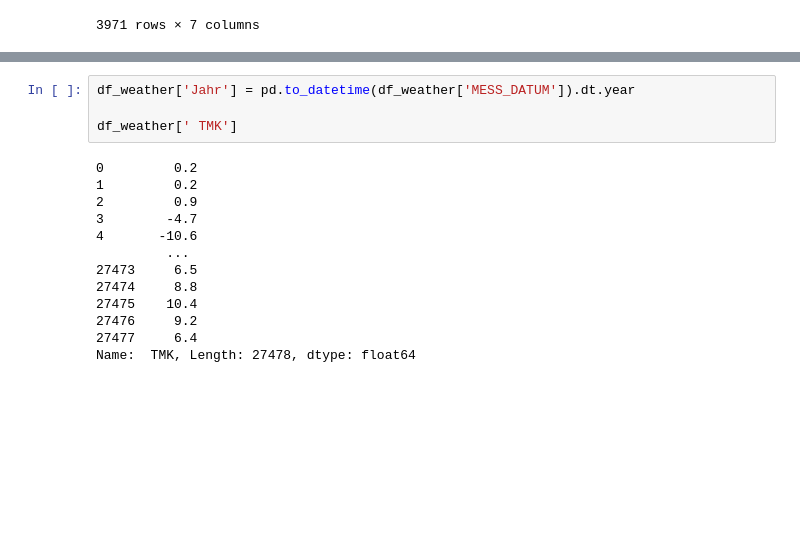
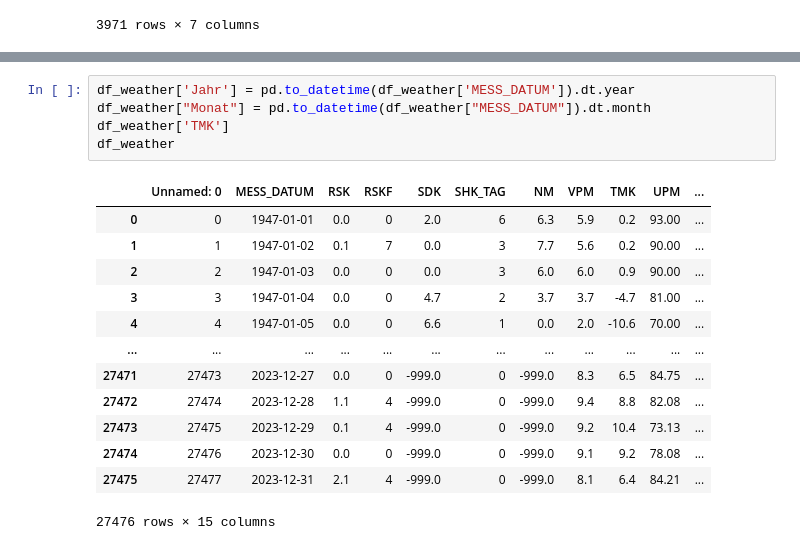
Before and after one commit to Fxvdi/dabi2-project, a Jupyter notebook: 2a_test-analyse.ipynb, the cells around one changed output, grey strips where cells are left out. Drawn from its saved outputs; the diff is of its cells as text; blank space fills up the shorter version.

```diff
--- a/2a_test-analyse.ipynb
+++ b/2a_test-analyse.ipynb
@@ -57,18 +57,20 @@ df_weather
 # %%
 df_weather['Jahr'] = pd.to_datetime(df_weather['MESS_DATUM']).dt.year
-
-df_weather[' TMK']
+df_weather["Monat"] = pd.to_datetime(df_weather["MESS_DATUM"]).dt.month
+df_weather['TMK']
+df_weather
 # %% [output]
+|  | Unnamed: 0 | MESS_DATUM | RSK | RSKF | SDK | SHK_TAG | NM | VPM | TMK | UPM | ... |
+| 0 | 0 | 1947-01-01 | 0.0 | 0 | 2.0 | 6 | 6.3 | 5.9 | 0.2 | 93.00 | ... |
+| 1 | 1 | 1947-01-02 | 0.1 | 7 | 0.0 | 3 | 7.7 | 5.6 | 0.2 | 90.00 | ... |
+| 2 | 2 | 1947-01-03 | 0.0 | 0 | 0.0 | 3 | 6.0 | 6.0 | 0.9 | 90.00 | ... |
+| 3 | 3 | 1947-01-04 | 0.0 | 0 | 4.7 | 2 | 3.7 | 3.7 | -4.7 | 81.00 | ... |
+| 4 | 4 | 1947-01-05 | 0.0 | 0 | 6.6 | 1 | 0.0 | 2.0 | -10.6 | 70.00 | ... |
+| ... | ... | ... | ... | ... | ... | ... | ... | ... | ... | ... | ... |
+| 27471 | 27473 | 2023-12-27 | 0.0 | 0 | -999.0 | 0 | -999.0 | 8.3 | 6.5 | 84.75 | ... |
+| 27472 | 27474 | 2023-12-28 | 1.1 | 4 | -999.0 | 0 | -999.0 | 9.4 | 8.8 | 82.08 | ... |
+| 27473 | 27475 | 2023-12-29 | 0.1 | 4 | -999.0 | 0 | -999.0 | 9.2 | 10.4 | 73.13 | ... |
+| 27474 | 27476 | 2023-12-30 | 0.0 | 0 | -999.0 | 0 | -999.0 | 9.1 | 9.2 | 78.08 | ... |
+| 27475 | 27477 | 2023-12-31 | 2.1 | 4 | -999.0 | 0 | -999.0 | 8.1 | 6.4 | 84.21 | ... |
-0         0.2
-1         0.2
-2         0.9
-3        -4.7
-4       -10.6
-         ...
-27473     6.5
-27474     8.8
-27475    10.4
-27476     9.2
-27477     6.4
-Name:  TMK, Length: 27478, dtype: float64
+27476 rows × 15 columns
 # %%
```
Also changed, not shown: parts of 7 cells of this notebook, 3 other files.
